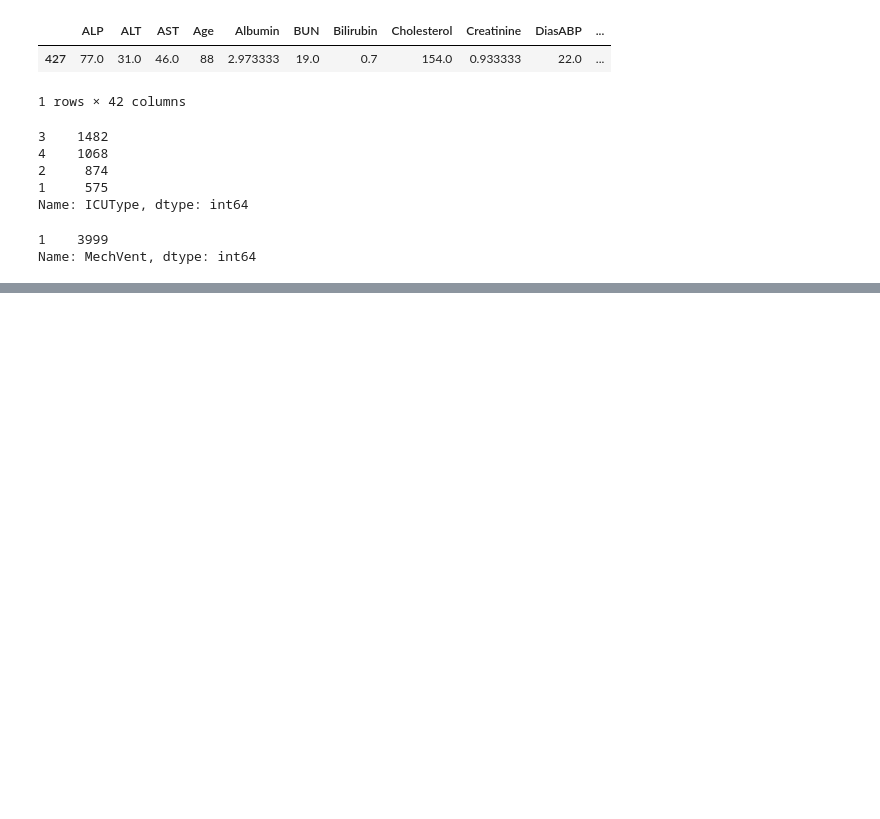
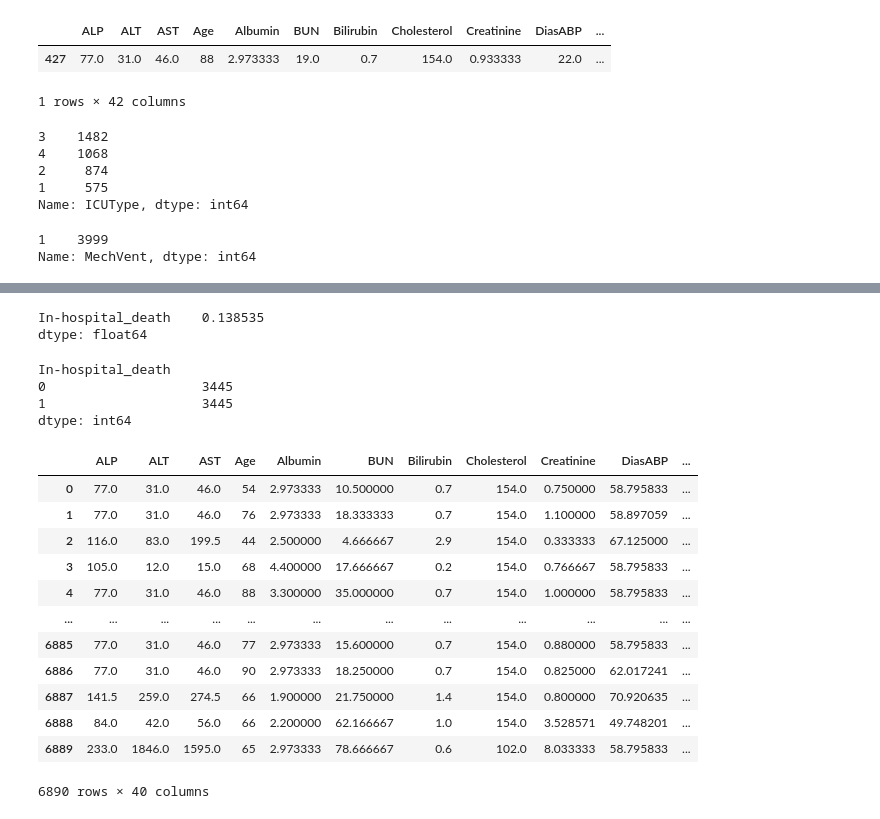
Before and after one commit to TaeMD/ML-projects, a Jupyter notebook: Mortality_Prediction_ICU.ipynb, the cells around one changed output, grey strips where cells are left out. Cells and saved outputs as stored; diff of their text form; code cells hidden in the pictures; blank space fills up the shorter version.

```diff
--- a/Mortality_Prediction_ICU.ipynb
+++ b/Mortality_Prediction_ICU.ipynb
@@ -242,0 +358,5 @@ sns.heatmap(correlation_map, mask=obj, vmax = 0.7, square= True, annot= True)
+# %%
+y.sum()/len(y)
+# %% [output]
+In-hospital_death    0.138535
+dtype: float64
@@ -242,0 +369,23 @@ sns.heatmap(correlation_map, mask=obj, vmax = 0.7, square= True, annot= True)
+# %%
+y_ros.value_counts()
+# %% [output]
+In-hospital_death
+0                    3445
+1                    3445
+dtype: int64
+# %%
+x_ros
+# %% [output]
+|  | ALP | ALT | AST | Age | Albumin | BUN | Bilirubin | Cholesterol | Creatinine | DiasABP | ... |
+| 0 | 77.0 | 31.0 | 46.0 | 54 | 2.973333 | 10.500000 | 0.7 | 154.0 | 0.750000 | 58.795833 | ... |
+| 1 | 77.0 | 31.0 | 46.0 | 76 | 2.973333 | 18.333333 | 0.7 | 154.0 | 1.100000 | 58.897059 | ... |
+| 2 | 116.0 | 83.0 | 199.5 | 44 | 2.500000 | 4.666667 | 2.9 | 154.0 | 0.333333 | 67.125000 | ... |
+| 3 | 105.0 | 12.0 | 15.0 | 68 | 4.400000 | 17.666667 | 0.2 | 154.0 | 0.766667 | 58.795833 | ... |
+| 4 | 77.0 | 31.0 | 46.0 | 88 | 3.300000 | 35.000000 | 0.7 | 154.0 | 1.000000 | 58.795833 | ... |
+| ... | ... | ... | ... | ... | ... | ... | ... | ... | ... | ... | ... |
+| 6885 | 77.0 | 31.0 | 46.0 | 77 | 2.973333 | 15.600000 | 0.7 | 154.0 | 0.880000 | 58.795833 | ... |
+| 6886 | 77.0 | 31.0 | 46.0 | 90 | 2.973333 | 18.250000 | 0.7 | 154.0 | 0.825000 | 62.017241 | ... |
+| 6887 | 141.5 | 259.0 | 274.5 | 66 | 1.900000 | 21.750000 | 1.4 | 154.0 | 0.800000 | 70.920635 | ... |
+| 6888 | 84.0 | 42.0 | 56.0 | 66 | 2.200000 | 62.166667 | 1.0 | 154.0 | 3.528571 | 49.748201 | ... |
+| 6889 | 233.0 | 1846.0 | 1595.0 | 65 | 2.973333 | 78.666667 | 0.6 | 102.0 | 8.033333 | 58.795833 | ... |
+6890 rows × 40 columns
```
Also changed, not shown: parts of 23 cells of this notebook.
